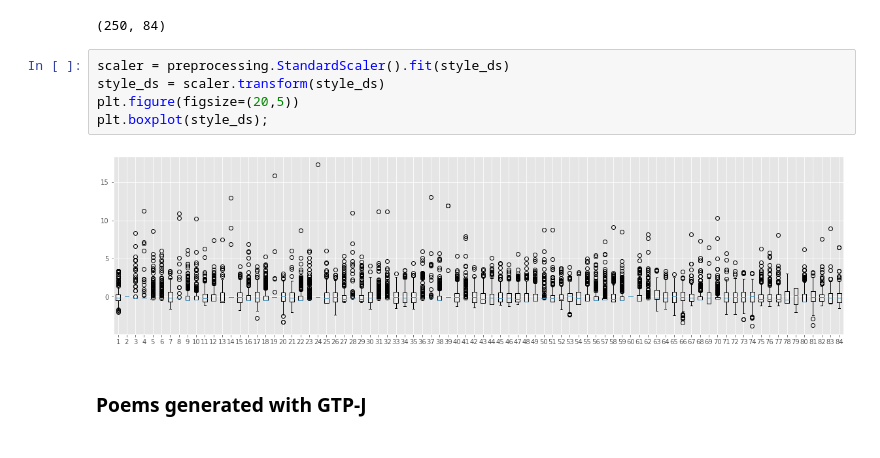
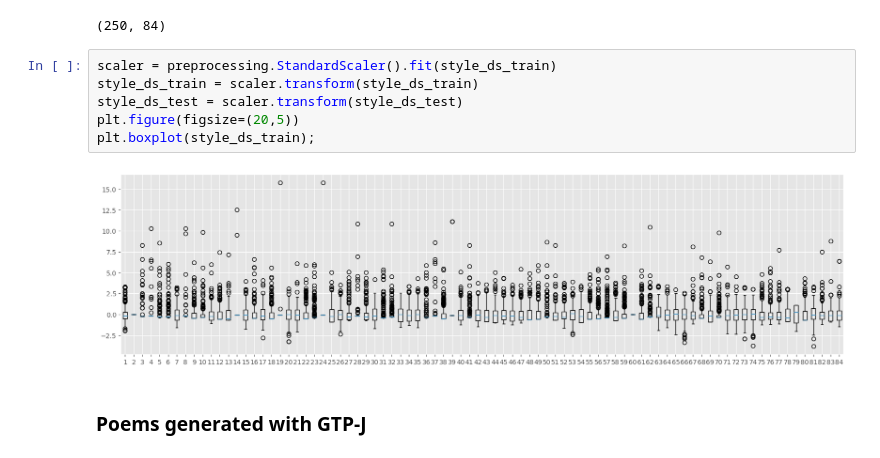
Before and after one commit to AGarciaCast/poetryTopology, a Jupyter notebook: poetryTopology.ipynb, the cells around one changed output. Cells and saved outputs as stored; diff of their text form.

```diff
--- a/poetryTopology.ipynb
+++ b/poetryTopology.ipynb
@@ -371,12 +371,13 @@ with open(os.path.join(path_data, "default_weights.txt"), "r") as f:
 # %% [output]
 (250, 84)
 # %%
-scaler = preprocessing.StandardScaler().fit(style_ds)
-style_ds = scaler.transform(style_ds)
+scaler = preprocessing.StandardScaler().fit(style_ds_train)
+style_ds_train = scaler.transform(style_ds_train)
+style_ds_test = scaler.transform(style_ds_test)
 plt.figure(figsize=(20,5))
-plt.boxplot(style_ds);
+plt.boxplot(style_ds_train);
 # %% [output]
-[figure, old version]
+[figure, new version]
 # %% [markdown]
 ### Poems generated with GTP-J
 # %%
```
Also changed, not shown: parts of 7 cells of this notebook.
